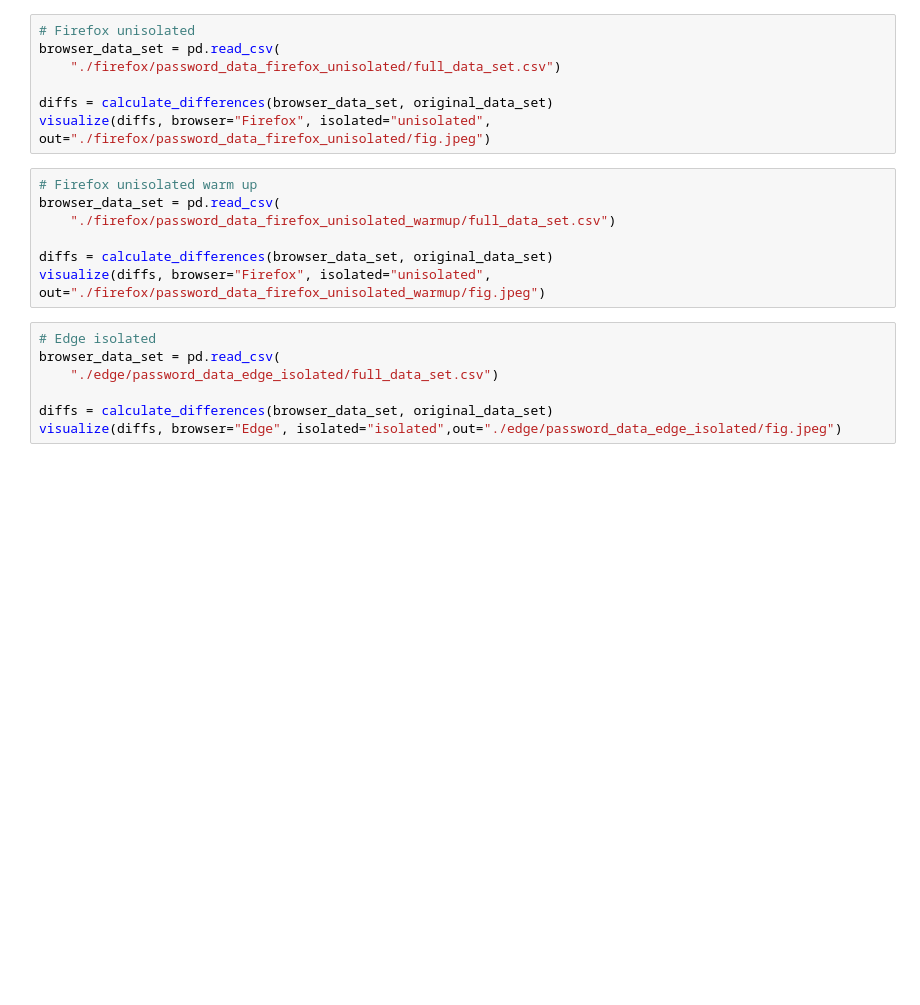
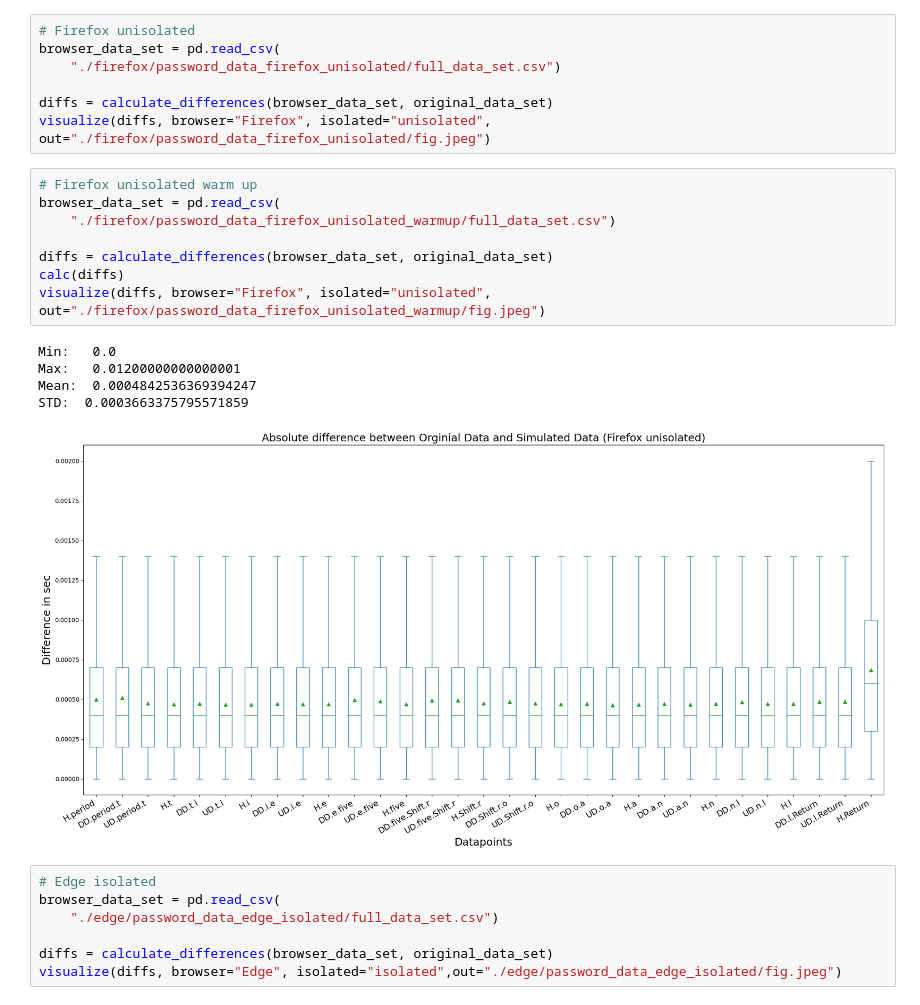
Before and after one commit to wutterfly/browser-timer-results, a Jupyter notebook: password/pw_analysis.ipynb, the cells around one changed output. Saved outputs shown, nothing was run; the diff lists cells and outputs as text; blank space fills up the shorter version.

```diff
--- a/password/pw_analysis.ipynb
+++ b/password/pw_analysis.ipynb
@@ -96,10 +158,17 @@ visualize(diffs, browser="Firefox", isolated="unisolated", out="./firefox/passwo
 # %%
 # Firefox unisolated warm up
 browser_data_set = pd.read_csv(
     "./firefox/password_data_firefox_unisolated_warmup/full_data_set.csv")
 
 diffs = calculate_differences(browser_data_set, original_data_set)
+calc(diffs)
 visualize(diffs, browser="Firefox", isolated="unisolated", out="./firefox/password_data_firefox_unisolated_warmup/fig.jpeg")
+# %% [output]
+Min:   0.0
+Max:   0.01200000000000001
+Mean:  0.0004842536369394247
+STD:  0.0003663375795571859
+[figure, added]
 # %%
 # Edge isolated
 browser_data_set = pd.read_csv(
```
Also changed, not shown: parts of 11 cells of this notebook, 46 other files.
